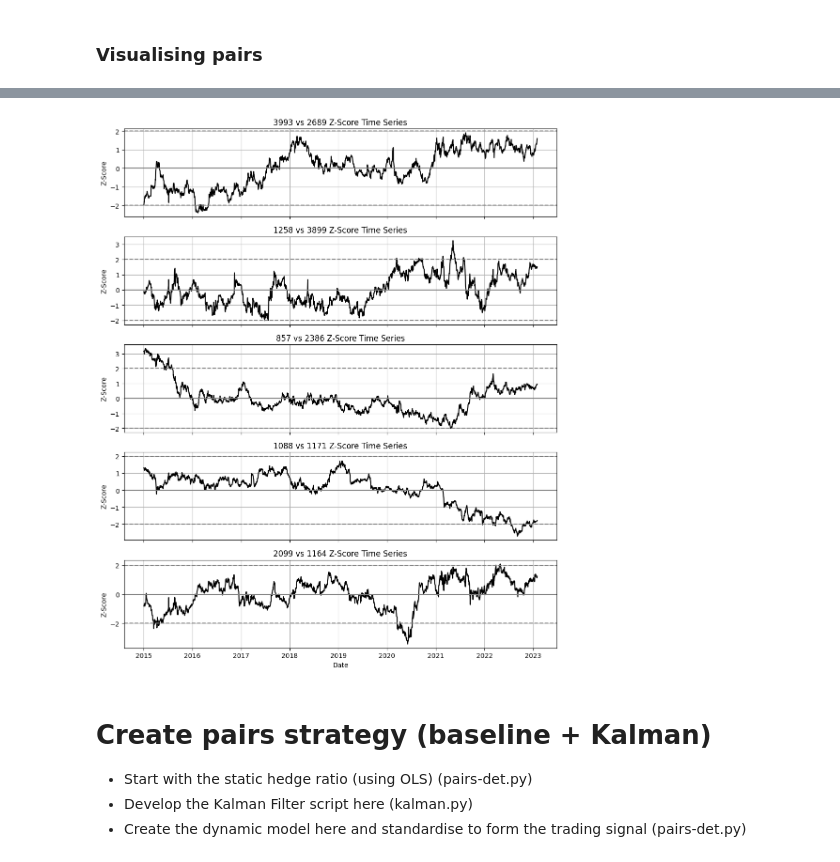
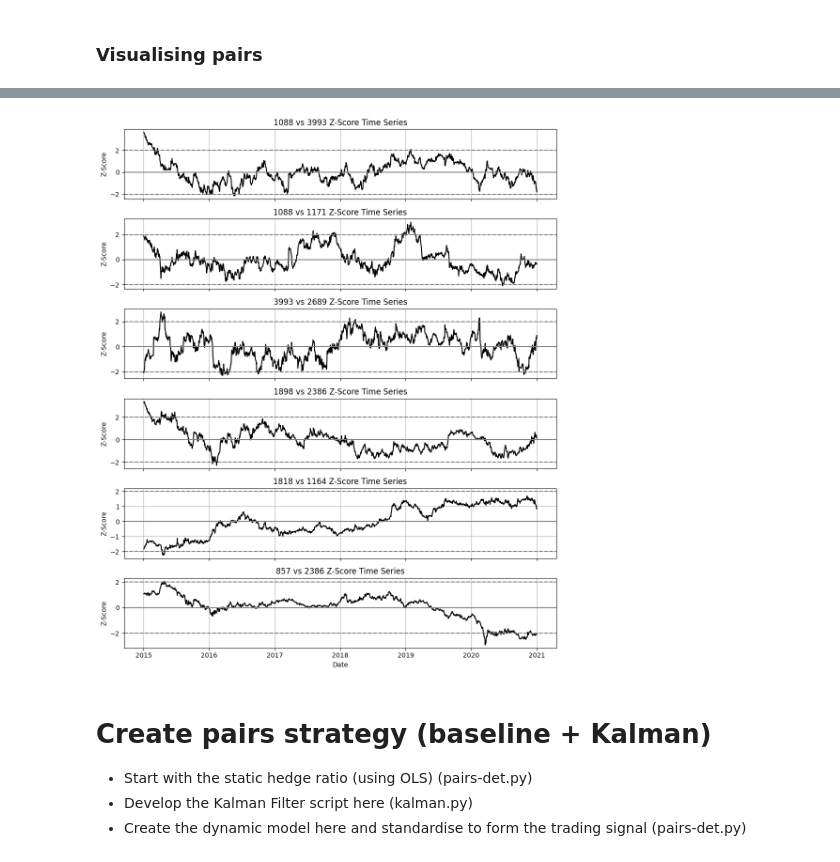
Before and after one commit to hivan04/applied-project-06039211, a Jupyter notebook: scripts/main.ipynb, the cells around one changed output, grey strips where cells are left out. Drawn from its saved outputs; the diff is of its cells as text; code cells hidden in the pictures.

```diff
--- a/scripts/main.ipynb
+++ b/scripts/main.ipynb
@@ -432,8 +437,8 @@ for x, y in pairs_t:
     pair_name = f"{x}-{y}"
 
     res = analyze_pair(
-        y_series=df1[x],
-        x_series=df1[y],
+        y_series=df1_is[x],
+        x_series=df1_is[y],
         pair_name=pair_name
     )
 
@@ -540,10 +533,11 @@ plot_multiple_zscores(z_dict)
 *Remember to drop 189 and 1378 as they are have missing data*
 # %%
 # Drop 189 and 1378 HK Equity
-df2 = df2.drop(columns=["189 HK Equity", "1378 HK Equity"])
+df2_is = df2_is.drop(columns=["189 HK Equity", "1378 HK Equity"])
+df2_oos = df2_oos.drop(columns=["189 HK Equity", "1378 HK Equity"])
 
 # Generate pairs
-pairs_c = list(combinations(df2.columns, 2))
+pairs_c = list(combinations(df2_is.columns, 2))
 pairs_c
 # %% [output]
 [('857 HK Equity', '883 HK Equity'),
@@ -571,8 +565,8 @@ for x, y in pairs_c:
     pair_name = f"{x}-{y}"
 
     res = analyze_pair(
-        y_series=df2[x],
-        x_series=df2[y],
+        y_series=df2_is[x],
+        x_series=df2_is[y],
         pair_name=pair_name
     )
 
@@ -623,7 +617,0 @@ weaker_pairs_c.sort_values("coint_test_pvalue").head(10)
-# %%
-# Run ECM Filter for further rigour
-strong_pairs_c = strong_pairs_c[strong_pairs_c["ecm_coef"] < 0]
-weaker_pairs_c = weaker_pairs_c[weaker_pairs_c["ecm_coef"] < 0]
-
-# strong_pairs_c.head(10)
-weaker_pairs_c.head(10)
@@ -681,23 +669,25 @@ plot_multiple_spreads(spread_dict_c)
 # %%
 # Calculate z-score
 z_c1 = compute_zscore(spread_c1)
 z_c2 = compute_zscore(spread_c2)
 z_c3 = compute_zscore(spread_c3)
 z_c4 = compute_zscore(spread_c4)
 z_c5 = compute_zscore(spread_c5)
+z_c6 = compute_zscore(spread_c6)
 
 z_dict_c = {
-    "3993 vs 2689": z_c1,
-    "1258 vs 3899": z_c2,
-    "857 vs 2386": z_c3,
-    "1088 vs 1171": z_c4,
-    "2099 vs 1164": z_c5
+    "1088 vs 3993": z_c1,
+    "1088 vs 1171": z_c2,
+    "3993 vs 2689": z_c3,
+    "1898 vs 2386": z_c4,
+    "1818 vs 1164": z_c5,
+    "857 vs 2386": z_c6
 
 }
 
 plot_multiple_zscores(z_dict_c)
 # %% [output]
-[figure, old version]
+[figure, new version]
 # %% [markdown]
 # Create pairs strategy (baseline + Kalman)
 - Start with the static hedge ratio (using OLS) (pairs-det.py)
```
Also changed, not shown: parts of 23 cells of this notebook, 40 other files.
